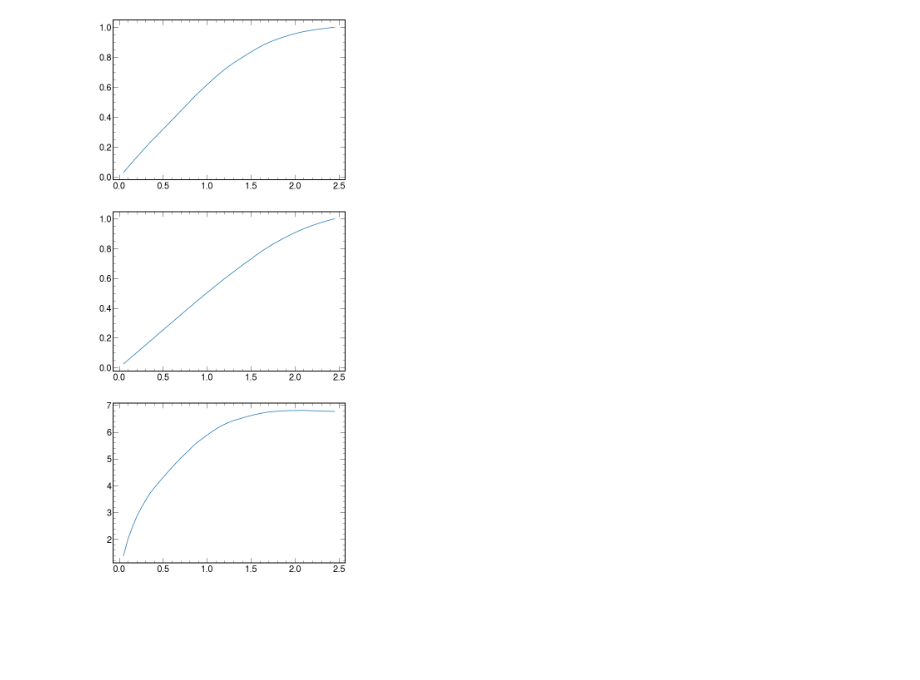
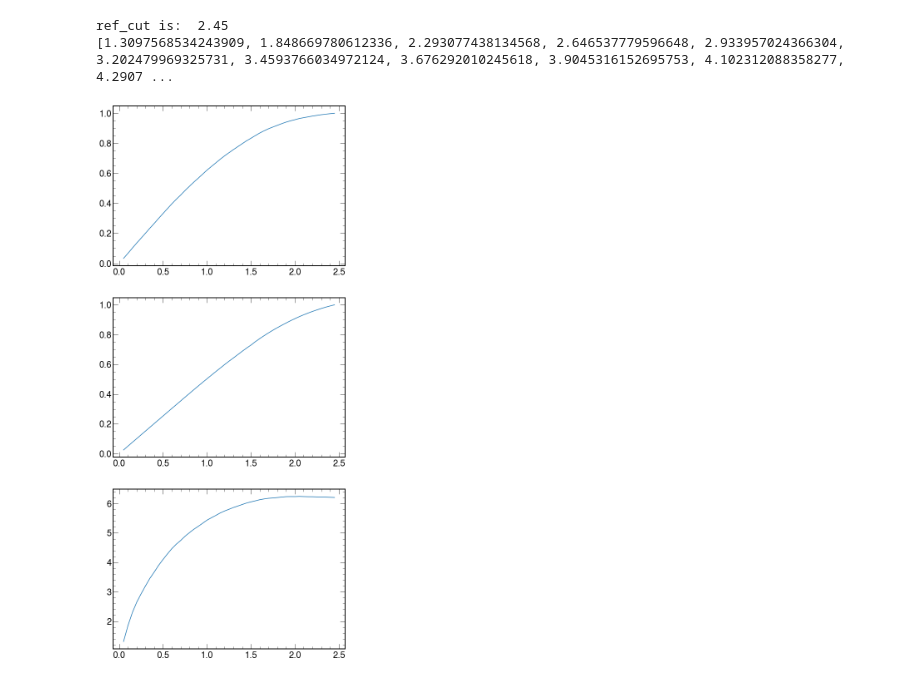
Before and after one commit to BrownCMS/toffea, a Jupyter notebook: toffea/Optimization/Optimization.ipynb, the cells around one changed output. Cells and saved outputs as stored; diff of their text form; code cells hidden in the pictures; blank space fills up the shorter version.

```diff
--- a/toffea/Optimization/Optimization.ipynb
+++ b/toffea/Optimization/Optimization.ipynb
@@ -8,7 +8,7 @@ plt.style.use(mplhep.style.CMS)
 # %%
 infile_MC = util.load("DataHistograms_2017QCD.coffea")
 infile_Sig1 = util.load("DataHistograms_2017Res1ToRes2GluTo3Glu.coffea")
-infile_MC = util.load("DataHistograms_2017Res1ToRes2QTo3Q_Opt.coffea")
+# infile_MC = util.load("DataHistograms_2017Res1ToRes2QTo3Q_Opt.coffea")
 infile_MC.add(infile_Sig1)
 display(infile_MC)
 # %% [output]
@@ -97,7 +98,7 @@ weight_xsec.update(weight_sigMC)
 # %%
 dataset_QCD = ["QCD_Pt_300to470","QCD_Pt_470to600","QCD_Pt_600to800","QCD_Pt_800to1000",
                "QCD_Pt_1000to1400","QCD_Pt_1400to1800","QCD_Pt_1800to2400","QCD_Pt_2400to3200","QCD_Pt_3200toInf"]
-dataset_Sig = "Res1ToRes2GluTo3Glu_M1-5000_R-0p1"
+dataset_Sig = "Res1ToRes2GluTo3Glu_M1-2000_R-0p5"
 # %%
 def optimization(cut_name, cut_range, ref_point):
     cut_array = []
@@ -108,8 +109,9 @@ def optimization(cut_name, cut_range, ref_point):
     S_denominator = []
     S_efficiency = []
     sensitivity_array = []
-    ref_cut = cut_range[-1]
+    ref_cut = cut_range[ref_point]
     cut_range = np.delete(cut_range, 0)
+    print("ref_cut is: ",ref_cut)
     for cut in cut_range:
         cut_array.append(cut)
         N_sig_numerator = infile_MC[f"{cut_name}_cut{cut}".format(cut_name, cut)][dataset_Sig] * weight_xsec[dataset_Sig]
@@ -132,7 +134,10 @@ def optimization(cut_name, cut_range, ref_point):
     ax[0].plot(cut_array, S_efficiency)
     ax[1].plot(cut_array, B_efficiency)
     ax[2].plot(cut_array, sensitivity_array)
+    print(sensitivity_array)
 # %%
-optimization("N_max_eta", np.arange(0.,2.5,0.05), -1)
+optimization("N_max_eta", np.arange(0,2.5,0.05), -1)
 # %% [output]
+ref_cut is:  2.45
+[1.3097568534243909, 1.848669780612336, 2.293077438134568, 2.646537779596648, 2.933957024366304, 3.202479969325731, 3.4593766034972124, 3.676292010245618, 3.9045316152695753, 4.102312088358277, 4.2907 ...
-[figure, old version]
+[figure, new version]
```
Also changed, not shown: parts of 2 cells of this notebook, 5 other files.
